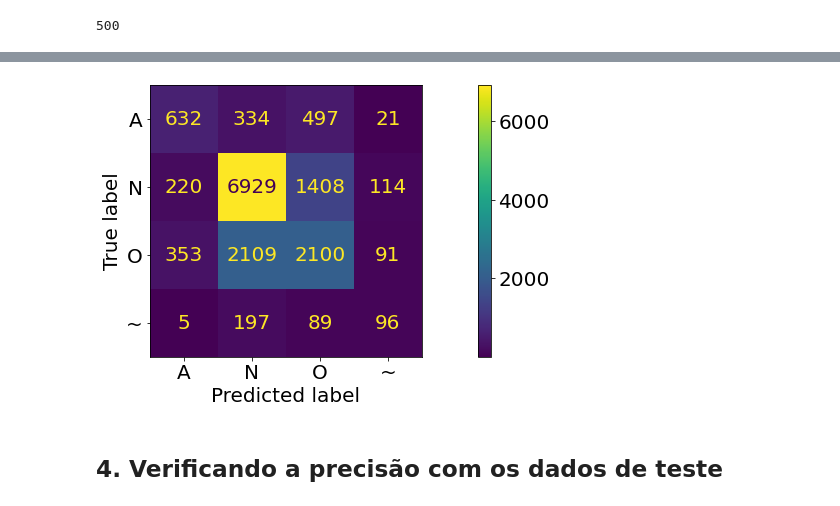
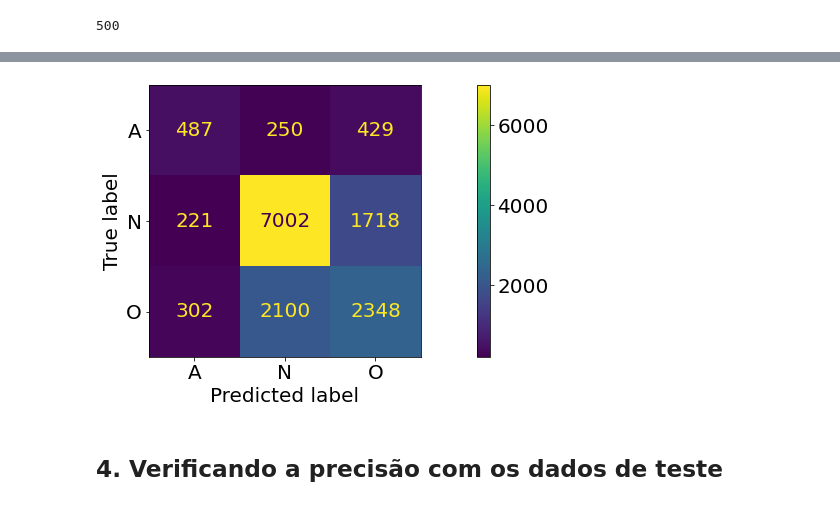
Before and after one commit to gabrie1-s/cnn-1d, a Jupyter notebook: test_neurons.ipynb, the cells around one changed output, grey strips where cells are left out. Drawn from its saved outputs; the diff is of its cells as text; code cells hidden in the pictures.

```diff
--- a/test_neurons.ipynb
+++ b/test_neurons.ipynb
@@ -183,8 +142,8 @@ for i in range(0, len(x)):
 # %%
 intersection = 100
 window_size = 500
-windows_array = ["max","max","max","max"]
-classes_array = ['N', 'O', 'A', '~']
+windows_array = ["max","max","max"]
+classes_array = ['N', 'O', 'A']
 # %%
 def window(signal, intersection, window_size, n):
   s_size = len(signal)
@@ -236,7 +195,7 @@ d_valid = embalance_data(d_aux, classes_array, windows_array, intersection, wind
 
 b = d_train.groupby('classes')
 
-for i in ['N','O', 'A', '~']:
+for i in ['N','O', 'A']:
   print(i)
   aux = []
 
@@ -344,10 +304,10 @@ for i  in range(0, 5):
     classificador.add(Conv1D(filters=32, kernel_size = k1, input_shape = (input_shape, 1), activation = "relu"))
   else:
       classificador.add(Conv1D(filters=32, kernel_size = k1, activation = "relu"))
-  BatchNormalization()
+  # BatchNormalization()
 
   classificador.add(Conv1D(filters=64, kernel_size = k2, activation = "relu"))
-  BatchNormalization()
+  # BatchNormalization()
   # classificador.add(Conv1D(filters=32, kernel_size = k2, activation = "relu"))
   classificador.add(MaxPooling1D(pool_size=2))
 
@@ -357,7 +317,7 @@ classificador.add(Dense(units=64, activation='relu'))
 classificador.add(Dense(units=32, activation='relu'))
 classificador.add(Dense(units=16, activation='relu'))
 
-classificador.add(Dense(4, activation="softmax"))
+classificador.add(Dense(3, activation="softmax"))
 
 classificador.compile(loss='categorical_crossentropy', optimizer=Adamax(learning_rate=0.01), metrics=["accuracy"])
 
@@ -397,5 +357,5 @@ plt.show()
 # %%
 y_pred = classificador.predict(x_valid)
 y_pred = pd.DataFrame(y_pred)
-y_pred.columns = ['A', 'N', 'O', '~']
+y_pred.columns = ['A', 'N', 'O']
 # %% [output]
@@ -430,13 +389,13 @@ weighted avg       0.63      0.64      0.63     15195
 # %%
 from sklearn.metrics import confusion_matrix
 from sklearn import metrics
 
 cf_matrix = confusion_matrix(y_valid, y_pred)
-cm_display = metrics.ConfusionMatrixDisplay(confusion_matrix = cf_matrix, display_labels = ['A', 'N', 'O', '~'])
+cm_display = metrics.ConfusionMatrixDisplay(confusion_matrix = cf_matrix, display_labels = ['A', 'N', 'O'])
 cm_display.plot()
 plt.savefig("valid.png")
 # %% [output]
-[figure, old version]
+[figure, new version]
 # %% [markdown]
 ## 4. Verificando  a precisão com os dados de teste
 # %%
```
Also changed, not shown: parts of 19 cells of this notebook.
